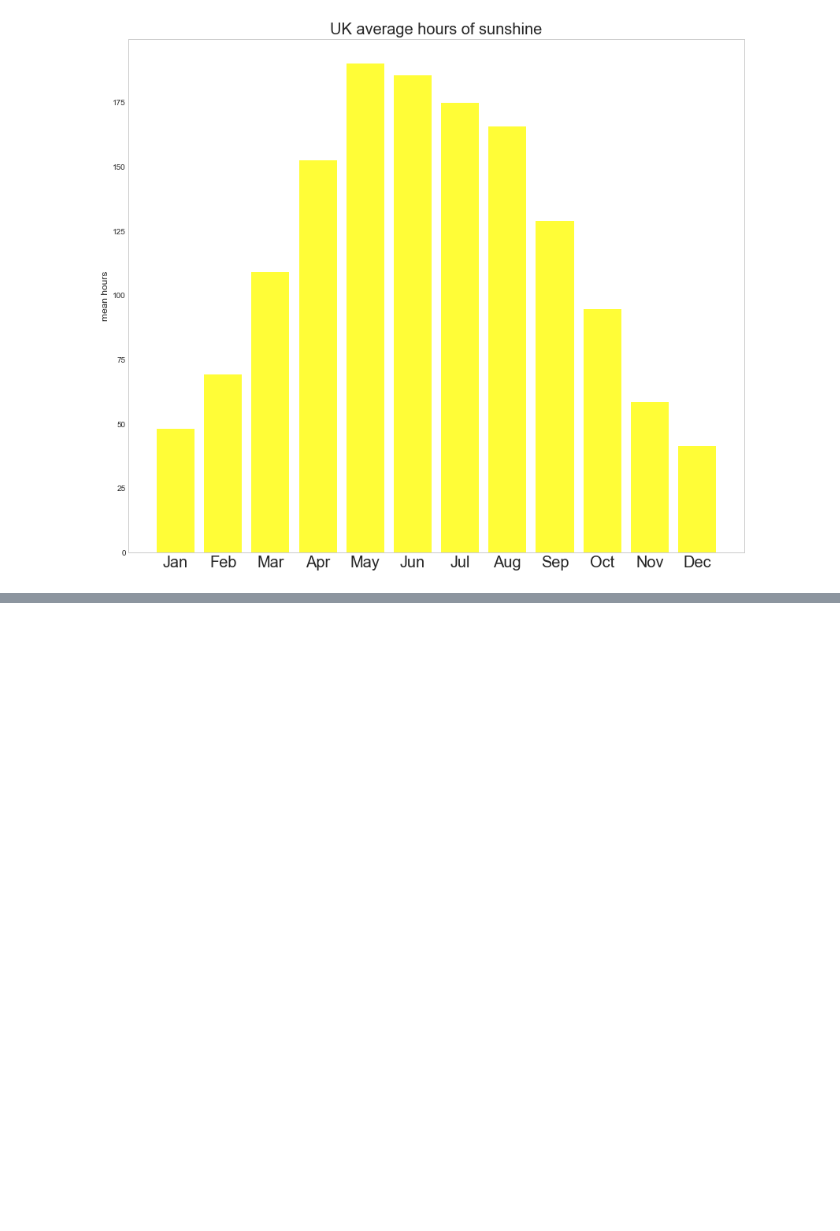
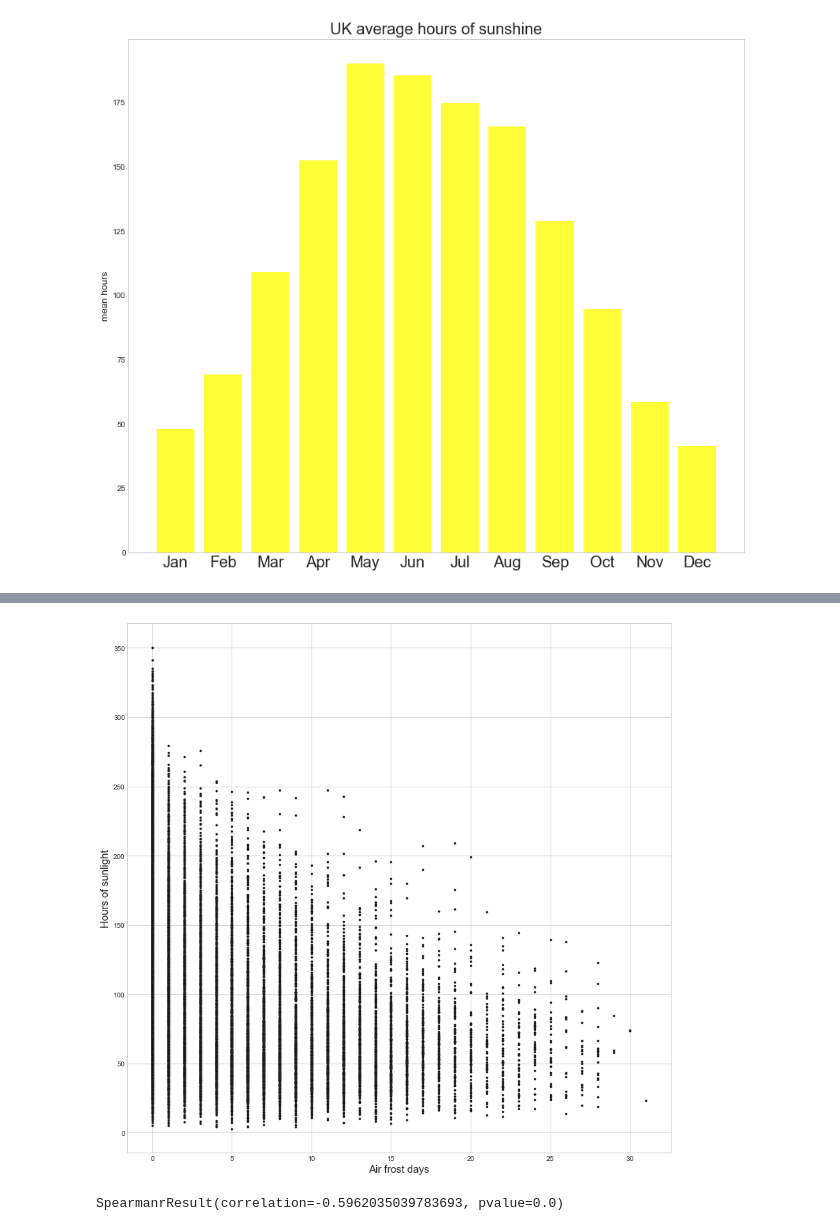
Before and after one commit to DanielJohnBenton/historic-monthly-meteorological-station-data, a Jupyter notebook: src/notes.ipynb, the cells around one changed output, grey strips where cells are left out. Drawn from its saved outputs; the diff is of its cells as text; code cells hidden in the pictures; blank space fills up the shorter version.

```diff
--- a/src/notes.ipynb
+++ b/src/notes.ipynb
@@ -313,0 +370,5 @@ plot_avg_month_data("sun_hours", float, "UK average hours of sunshine", "mean ho
+# %%
+scatter_two_items("af_days", "sun_hours", "Air frost days", "Hours of sunlight", dataType1=int)
+# %% [output]
+[figure, added]
+SpearmanrResult(correlation=-0.5962035039783693, pvalue=0.0)
```
Also changed, not shown: parts of 8 cells of this notebook.
